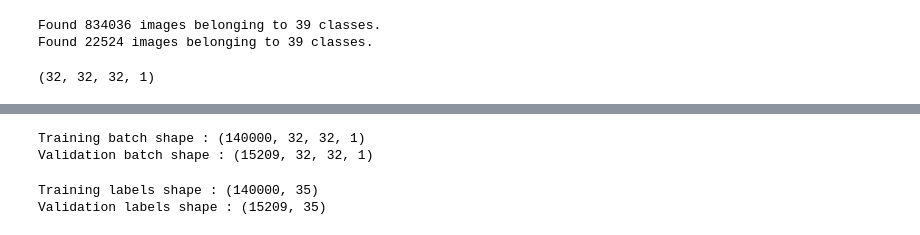
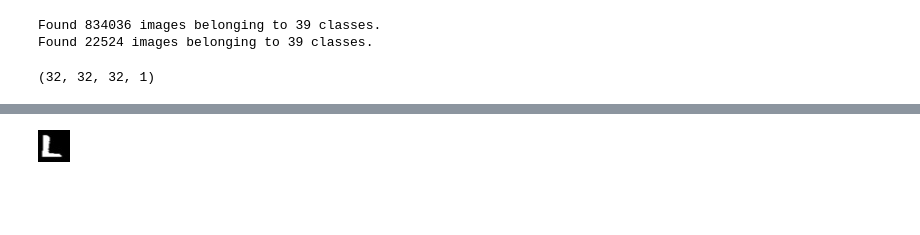
Before and after one commit to edejesus196/handwritten_names_recognition, a Jupyter notebook: handwritten_images_trancribtion.ipynb, the cells around one changed output, grey strips where cells are left out. Saved outputs shown, nothing was run; the diff lists cells and outputs as text; code cells hidden in the pictures; blank space fills up the shorter version.

```diff
--- a/handwritten_images_trancribtion.ipynb
+++ b/handwritten_images_trancribtion.ipynb
@@ -154,12 +222,4 @@ val_y = np.array(val_y)
-# %%
-print("Training batch shape :", train_X.shape)
-print("Validation batch shape :", val_X.shape)
-# %% [output]
-Training batch shape : (140000, 32, 32, 1)
-Validation batch shape : (15209, 32, 32, 1)
-# %%
-print("Training labels shape :", train_y.shape)
-print("Validation labels shape :", val_y.shape)
-# %% [output]
-Training labels shape : (140000, 35)
-Validation labels shape : (15209, 35)
+# %%
+array_to_img(train_images[0])
+# %% [output]
+[figure, added]
```
Also changed, not shown: parts of 31 cells of this notebook.
